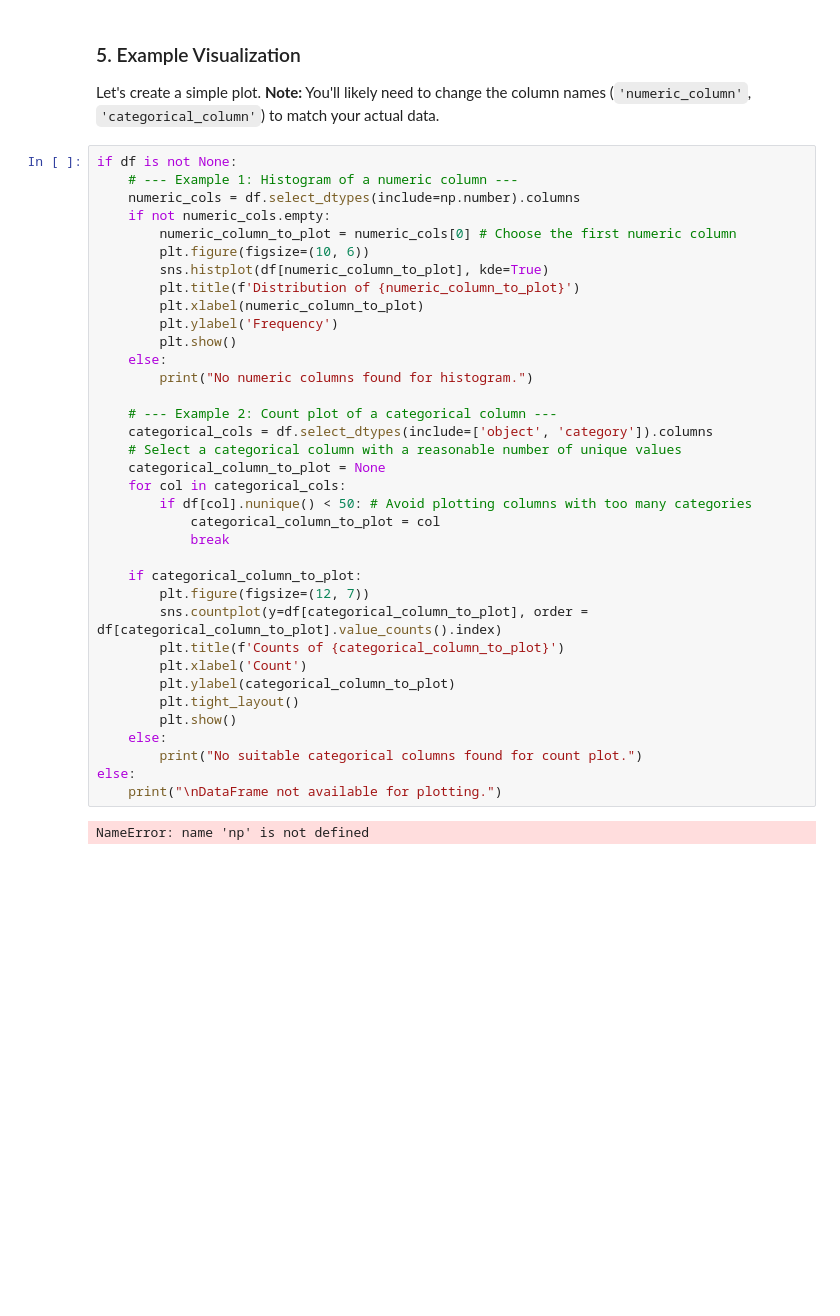
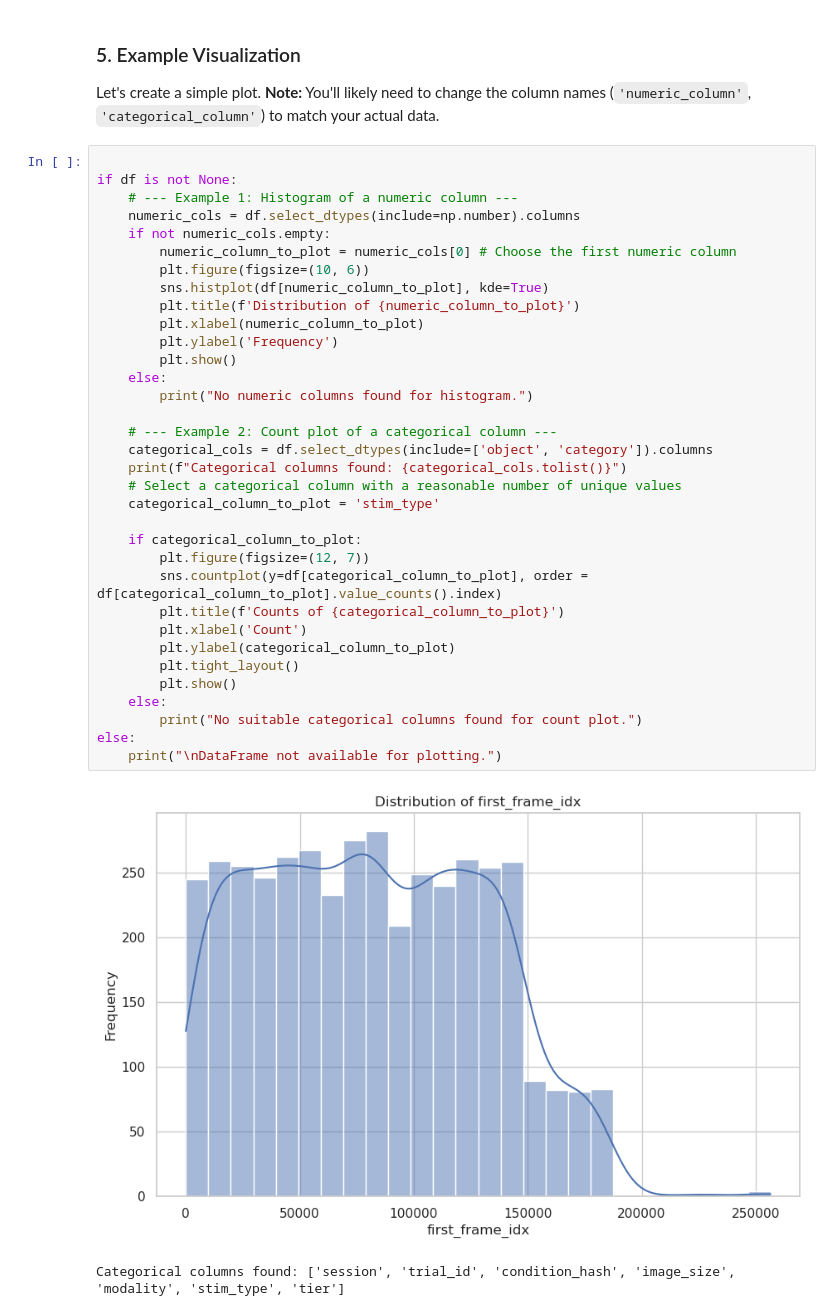
Before and after one commit to goirik-chakrabarty/latent_space_model, a Jupyter notebook: optimal_trial_analysis.ipynb, the cells around one changed output. Cells and saved outputs as stored; diff of their text form; blank space fills up the shorter version.

```diff
--- a/optimal_trial_analysis.ipynb
+++ b/optimal_trial_analysis.ipynb
@@ -136,40 +153,39 @@ Skipping value counts for 'session' (too many unique values).
 
 Let's create a simple plot. **Note:** You'll likely need to change the column names (`'numeric_column'`, `'categorical_column'`) to match your actual data.
 # %%
+
 if df is not None:
     # --- Example 1: Histogram of a numeric column ---
     numeric_cols = df.select_dtypes(include=np.number).columns
     if not numeric_cols.empty:
         numeric_column_to_plot = numeric_cols[0] # Choose the first numeric column
         plt.figure(figsize=(10, 6))
         sns.histplot(df[numeric_column_to_plot], kde=True)
         plt.title(f'Distribution of {numeric_column_to_plot}')
         plt.xlabel(numeric_column_to_plot)
         plt.ylabel('Frequency')
         plt.show()
     else:
         print("No numeric columns found for histogram.")
 
     # --- Example 2: Count plot of a categorical column ---
     categorical_cols = df.select_dtypes(include=['object', 'category']).columns
+    print(f"Categorical columns found: {categorical_cols.tolist()}")
     # Select a categorical column with a reasonable number of unique values
-    categorical_column_to_plot = None
-    for col in categorical_cols:
-        if df[col].nunique() < 50: # Avoid plotting columns with too many categories
-            categorical_column_to_plot = col
-            break
+    categorical_column_to_plot = 'stim_type'
 
     if categorical_column_to_plot:
         plt.figure(figsize=(12, 7))
         sns.countplot(y=df[categorical_column_to_plot], order = df[categorical_column_to_plot].value_counts().index)
         plt.title(f'Counts of {categorical_column_to_plot}')
         plt.xlabel('Count')
         plt.ylabel(categorical_column_to_plot)
         plt.tight_layout()
         plt.show()
     else:
         print("No suitable categorical columns found for count plot.")
 else:
     print("\nDataFrame not available for plotting.")
 # %% [output]
+[figure, added]
-NameError: name 'np' is not defined
+Categorical columns found: ['session', 'trial_id', 'condition_hash', 'image_size', 'modality', 'stim_type', 'tier']
```
Also changed, not shown: parts of 8 cells of this notebook, 2 other files.
